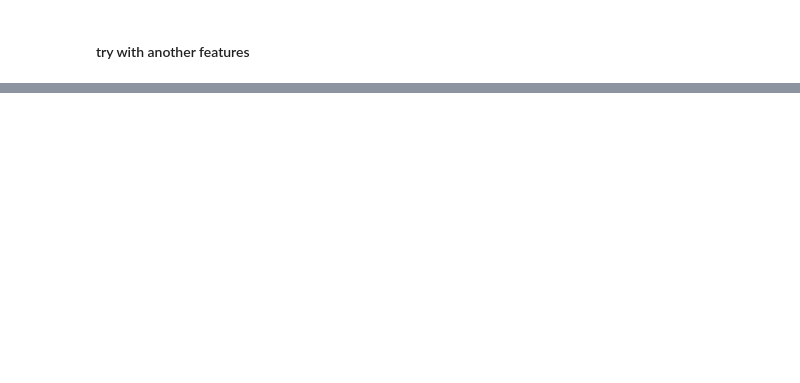
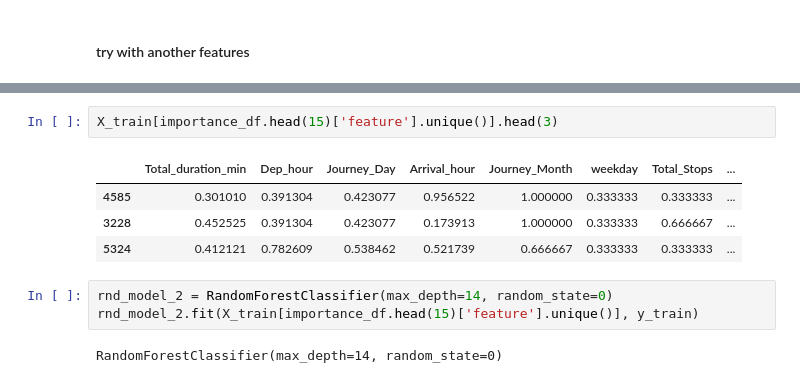
Before and after one commit to vijaybirju/Kaggle-notebook, a Jupyter notebook: flight-2.ipynb, the cells around one changed output, grey strips where cells are left out. Cells and saved outputs as stored; diff of their text form; blank space fills up the shorter version.

```diff
--- a/flight-2.ipynb
+++ b/flight-2.ipynb
@@ -694,0 +760,12 @@ rmse(y_val,val_preds)
+# %%
+X_train[importance_df.head(15)['feature'].unique()].head(3)
+# %% [output]
+|  | Total_duration_min | Dep_hour | Journey_Day | Arrival_hour | Journey_Month | weekday | Total_Stops | ... |
+| 4585 | 0.301010 | 0.391304 | 0.423077 | 0.956522 | 1.000000 | 0.333333 | 0.333333 | ... |
+| 3228 | 0.452525 | 0.391304 | 0.423077 | 0.173913 | 1.000000 | 0.333333 | 0.666667 | ... |
+| 5324 | 0.412121 | 0.782609 | 0.538462 | 0.521739 | 0.666667 | 0.333333 | 0.333333 | ... |
+# %%
+rnd_model_2 = RandomForestClassifier(max_depth=14, random_state=0)
+rnd_model_2.fit(X_train[importance_df.head(15)['feature'].unique()], y_train)
+# %% [output]
+RandomForestClassifier(max_depth=14, random_state=0)
```
Also changed, not shown: parts of 16 cells of this notebook.
